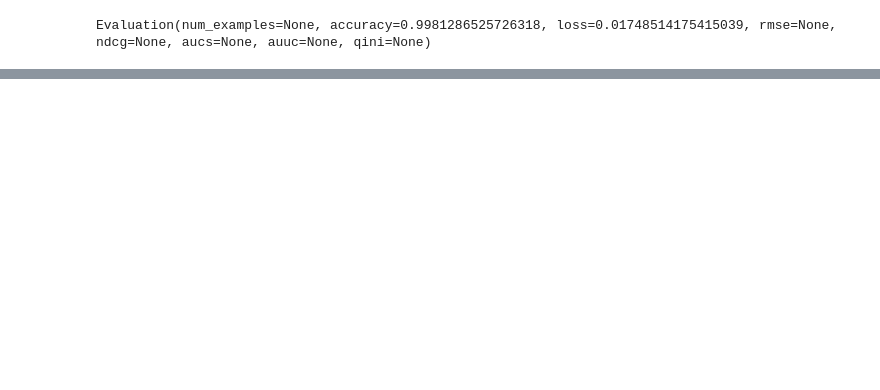
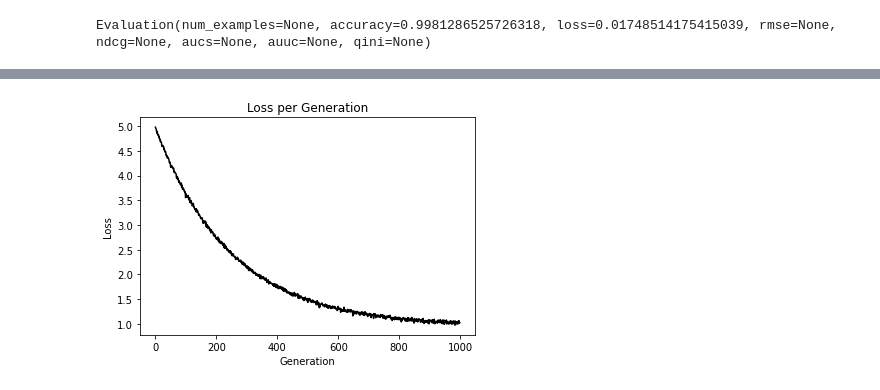
Before and after one commit to christynatalia/CSCI316_FinalProject, a Jupyter notebook: FinalProject_Pandas_CSCI316.ipynb, the cells around one changed output, grey strips where cells are left out. Cells and saved outputs as stored; diff of their text form; code cells hidden in the pictures; blank space fills up the shorter version.

```diff
--- a/FinalProject_Pandas_CSCI316.ipynb
+++ b/FinalProject_Pandas_CSCI316.ipynb
@@ -1087,0 +1277,5 @@ f1 score 0.9811127892148487
+# %%
+x_test_values = (df_test.toPandas()).iloc[:,0:42].values
+y_test_values = (df_test.toPandas()).iloc[:,-1].values
+x_train_values = (df_train.toPandas()).iloc[:,0:42].values
+y_train_values = (df_train.toPandas()).iloc[:,-1].values
@@ -1087,0 +1361,8 @@ f1 score 0.9811127892148487
+# %%
+plt.plot(loss_vec, 'k-')
+plt.title('Loss per Generation')
+plt.xlabel('Generation')
+plt.ylabel('Loss')
+plt.show()
+# %% [output]
+[figure, added]
```
Also changed, not shown: parts of 51 cells of this notebook.
